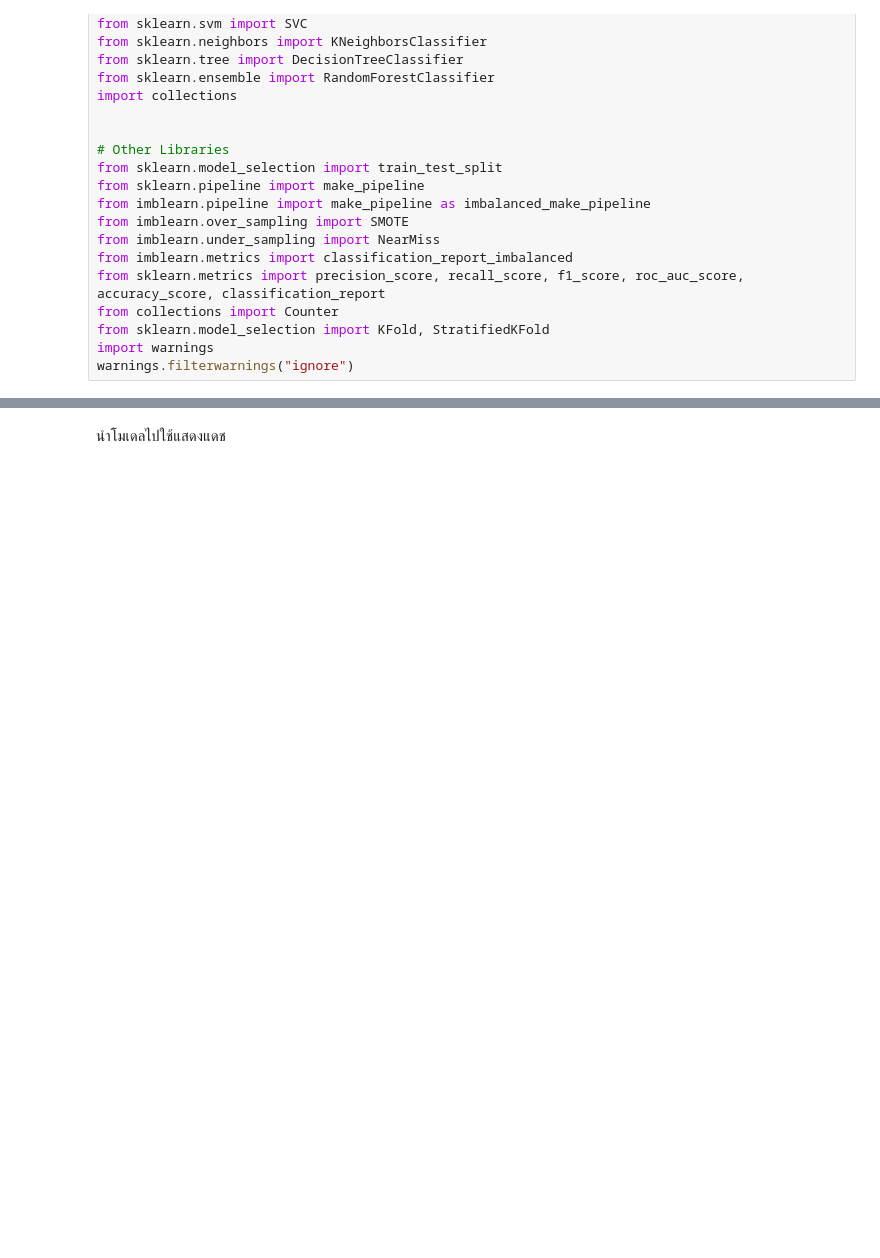
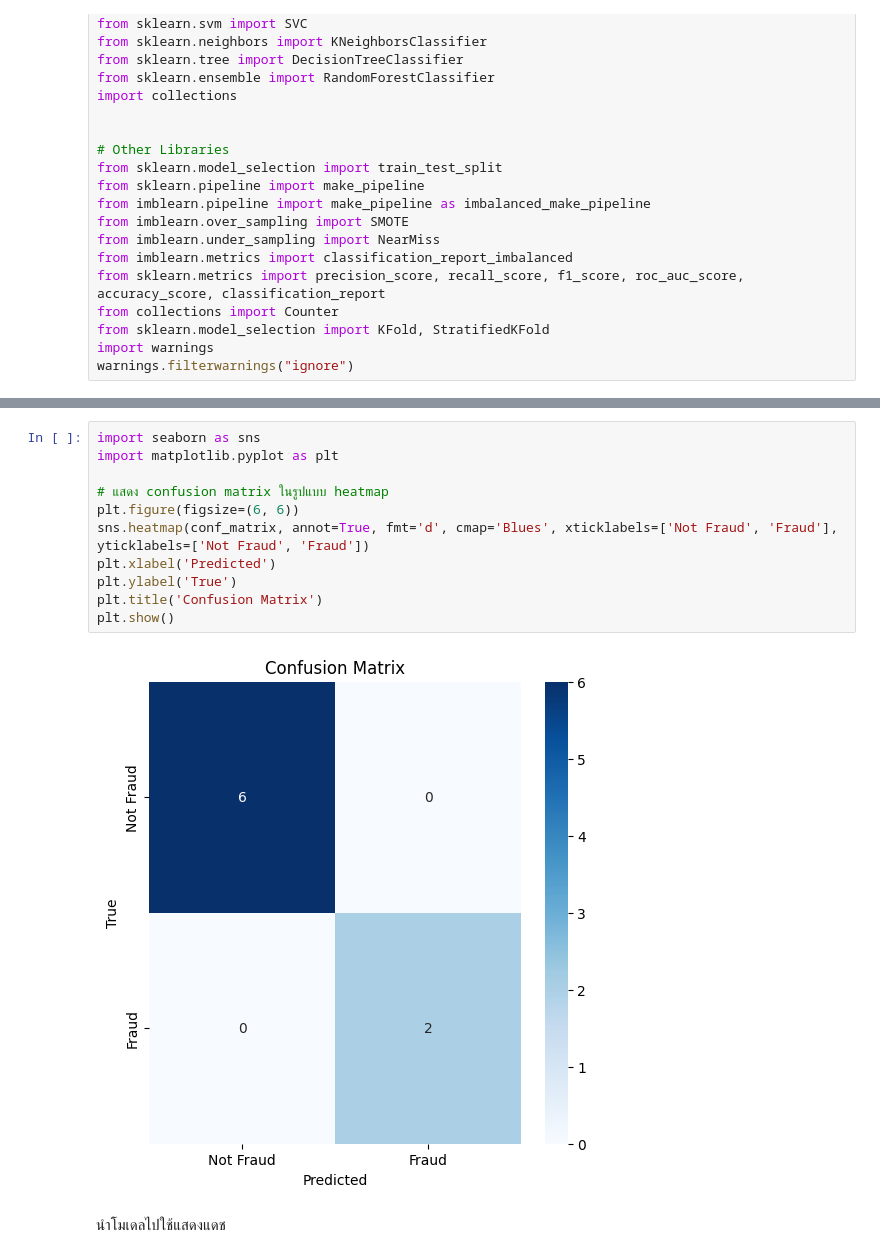
Before and after one commit to Suchada2000/MY-WORK, a Jupyter notebook: Untitled31.ipynb, the cells around one changed output, grey strips where cells are left out. Drawn from its saved outputs; the diff is of its cells as text; blank space fills up the shorter version.

```diff
--- a/Untitled31.ipynb
+++ b/Untitled31.ipynb
@@ -408,2 +501,15 @@ Accuracy: 87.50%
+# %%
+import seaborn as sns
+import matplotlib.pyplot as plt
+
+# แสดง confusion matrix ในรูปแบบ heatmap
+plt.figure(figsize=(6, 6))
+sns.heatmap(conf_matrix, annot=True, fmt='d', cmap='Blues', xticklabels=['Not Fraud', 'Fraud'], yticklabels=['Not Fraud', 'Fraud'])
+plt.xlabel('Predicted')
+plt.ylabel('True')
+plt.title('Confusion Matrix')
+plt.show()
+# %% [output]
+[figure, added]
 # %% [markdown]
 นำโมเดลไปใช้แสดงแดช
```
Also changed, not shown: parts of 28 cells of this notebook.
